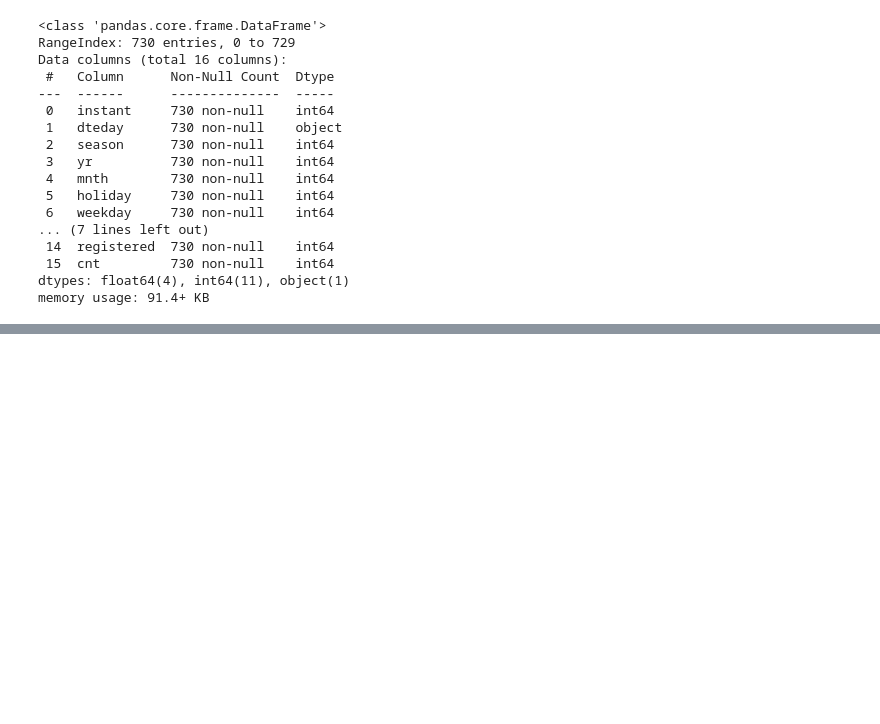
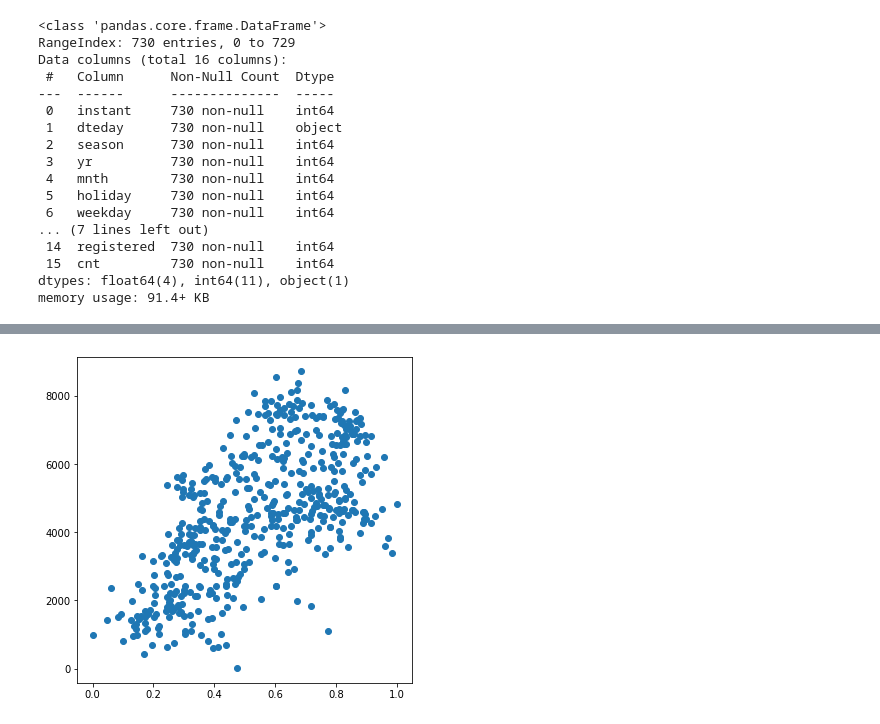
Before and after one commit to hareeshagolla/HAREESH-BIKE-SHARING-Assignment, a Jupyter notebook: Bike-Sharing.ipynb, the cells around one changed output, grey strips where cells are left out. Drawn from its saved outputs; the diff is of its cells as text; code cells hidden in the pictures; blank space fills up the shorter version.

```diff
--- a/Bike-Sharing.ipynb
+++ b/Bike-Sharing.ipynb
@@ -74,0 +305,6 @@ bikesharing.describe()
+# %%
+plt.figure(figsize=[6,6])
+plt.scatter(df_train.temp, df_train.cnt)
+plt.show()
+# %% [output]
+[figure, added]
```
Also changed, not shown: parts of 53 cells of this notebook.
